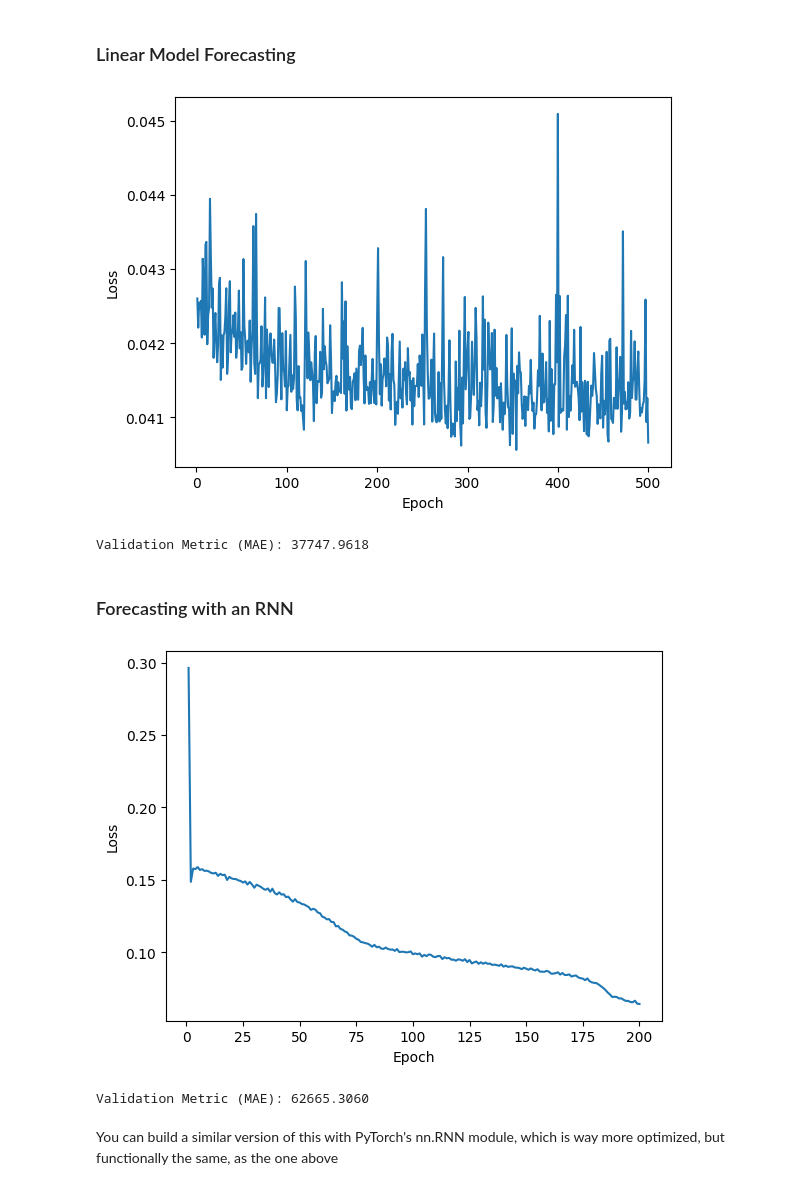
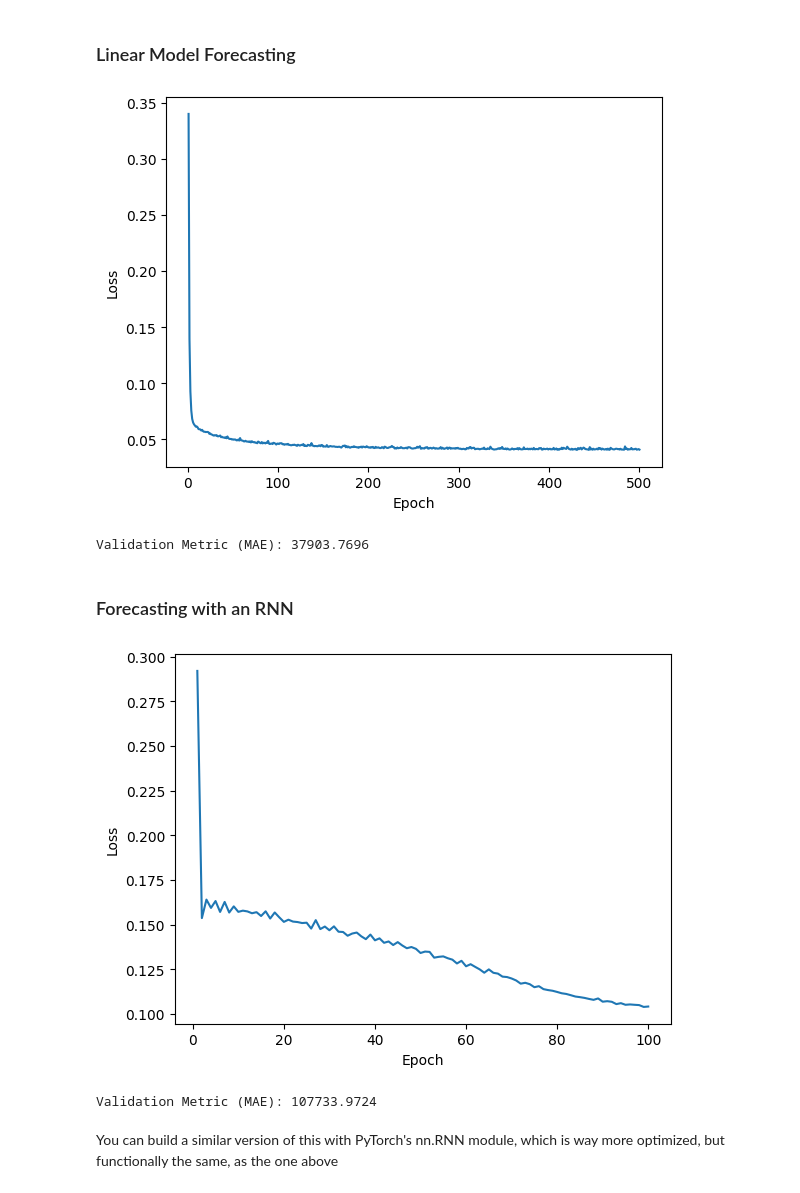
Before and after one commit to willhar/MLNotes, a Jupyter notebook: notes/Ch13Sequences.ipynb, the cells around one changed output. Drawn from its saved outputs; the diff is of its cells as text; code cells hidden in the pictures.

Commit message:
Ch13 notes

```diff
--- a/notes/Ch13Sequences.ipynb
+++ b/notes/Ch13Sequences.ipynb
@@ -64,9 +78,7 @@ Each weight and bias gradient gets updated multiple times before gradient descen
 Using CTA data for forecasting n passengers on bus and rail tomorrow:
 # %%
 import pandas as pd
-from pathlib import Path
-path = Path("/content/drive/MyDrive/ColabNotebooks/CTA_Data.csv")
-df = pd.read_csv(path, parse_dates=["service_date"])
+df = pd.read_csv("/home/will/Desktop/ML_notes/MLNotes/datasets/CTA_Data.csv", parse_dates=["service_date"])
 df.columns = ["date", "day_type", "bus", "rail", "total"]
 df = df.sort_values("date").set_index("date")
 df = df.drop("total", axis=1)
@@ -226,7 +236,7 @@ plt.xlabel("Epoch")
 plt.ylabel("Loss")
 plt.show()
 # %% [output]
-[figure, old version]
+[figure, new version]
 # %%
 def validate(model, data_loader, loss_fn, metric):
     model.eval()
@@ -245,7 +255,7 @@ def validate(model, data_loader, loss_fn, metric):
 val_loss, val_metric = validate(model, valid_loader, loss_fn, metric)
 print(f"Validation Metric (MAE): {val_metric*1e6:.4f}")
 # %% [output]
-Validation Metric (MAE): 37747.9618
+Validation Metric (MAE): 37903.7696
 # %% [markdown]
 ### Forecasting with an RNN
 # %%
@@ -275,25 +285,26 @@ class SimpleRNNModel(nn.Module):
     # the memory cell gives us the new hidden state
     return self.output(H)
 # %%
+device = "cuda:1"
 univariate_model = SimpleRNNModel(input_size=1, hidden_size=32, output_size=1)
 univariate_model = univariate_model.to(device)
 loss_fn = nn.HuberLoss()
 optimizer = torch.optim.SGD(univariate_model.parameters(), lr=.003, momentum=.9) # Fixed: changed 'model.parameters()' to 'univariate_model.parameters()'
 metric = torchmetrics.MeanAbsoluteError().to(device)
-losses = train(univariate_model, train_loader, loss_fn, optimizer, metric, 200)
+losses = train(univariate_model, train_loader, loss_fn, optimizer, metric, 100)
 plt.plot(np.arange(1,len(losses)+1), losses)
 plt.xlabel("Epoch")
 plt.ylabel("Loss")
 plt.show()
 # 200 epochs got down to 62000 MAE but the loss curve suggested
 # we could keep going
 # %% [output]
-[figure, old version]
+[figure, new version]
 # %%
 val_loss, val_metric = validate(univariate_model, valid_loader, loss_fn, metric)
 print(f"Validation Metric (MAE): {val_metric*1e6:.4f}")
 # %% [output]
-Validation Metric (MAE): 62665.3060
+Validation Metric (MAE): 107733.9724
 # %% [markdown]
 You can build a similar version of this with PyTorch's nn.RNN module, which is way more optimized, but functionally the same, as the one above
 # %% [markdown]
```
Also changed, not shown: parts of 9 cells of this notebook.
